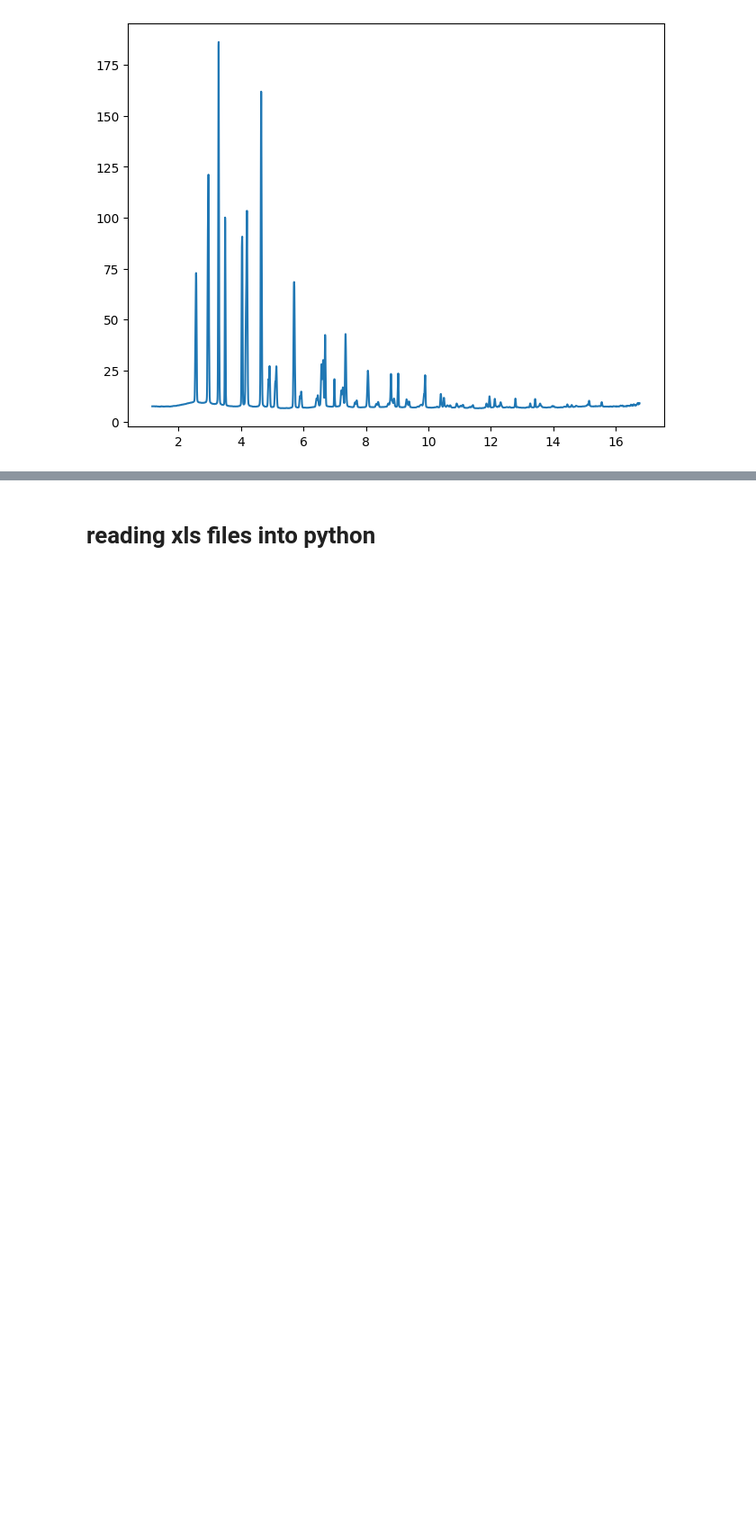
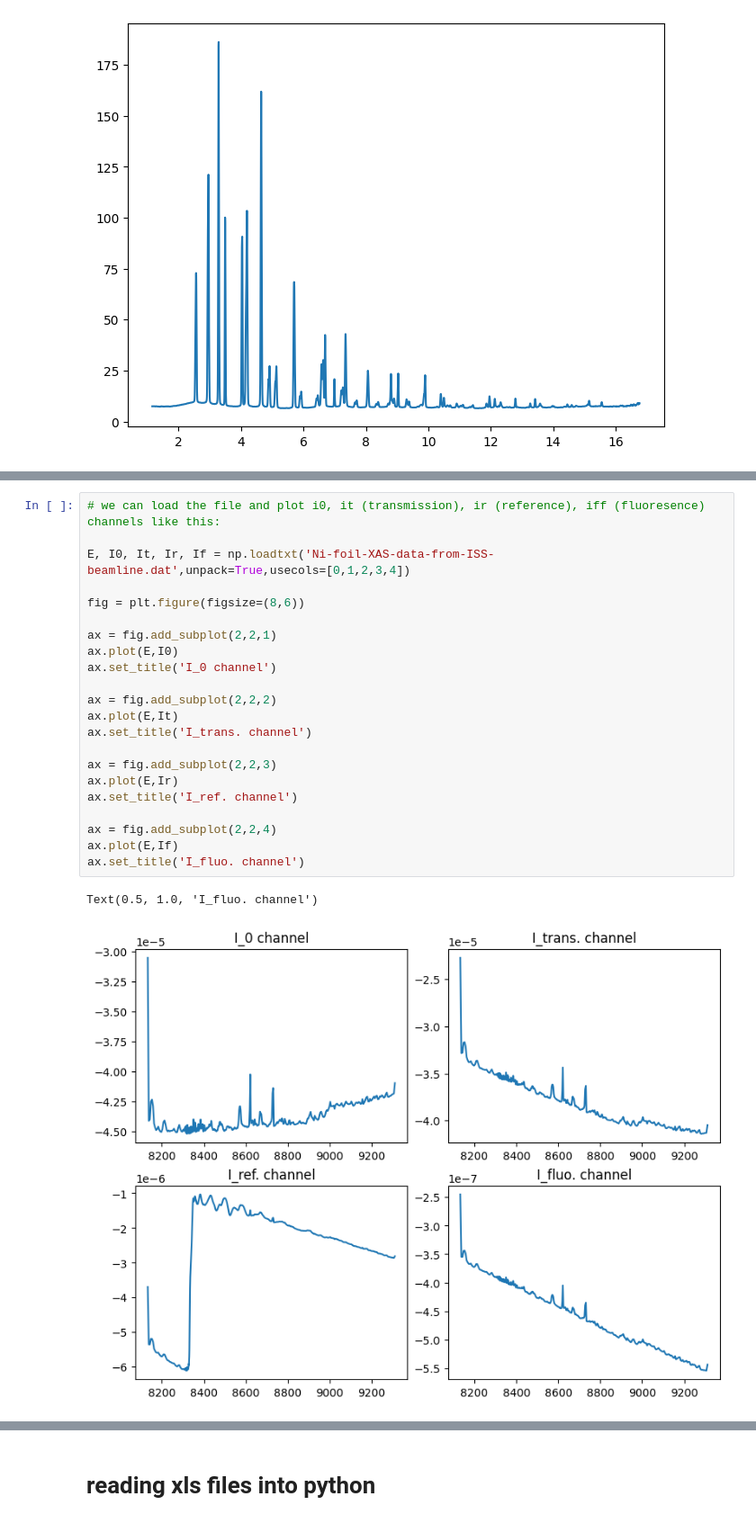
Before and after one commit to pmeshkov/pySULI, a Jupyter notebook: notebooks/000.read_research_data_into_python.ipynb, the cells around one changed output, grey strips where cells are left out. Shown: that part at 90% size. Saved outputs shown, nothing was run; the diff lists cells and outputs as text; blank space fills up the shorter version.

```diff
--- a/notebooks/000.read_research_data_into_python.ipynb
+++ b/notebooks/000.read_research_data_into_python.ipynb
@@ -141,0 +145,25 @@ plt.plot(data[0],data[1])
+# %%
+# we can load the file and plot i0, it (transmission), ir (reference), iff (fluoresence) channels like this:
+
+E, I0, It, Ir, If = np.loadtxt('Ni-foil-XAS-data-from-ISS-beamline.dat',unpack=True,usecols=[0,1,2,3,4])
+
+fig = plt.figure(figsize=(8,6))
+
+ax = fig.add_subplot(2,2,1)
+ax.plot(E,I0)
+ax.set_title('I_0 channel')
+
+ax = fig.add_subplot(2,2,2)
+ax.plot(E,It)
+ax.set_title('I_trans. channel')
+
+ax = fig.add_subplot(2,2,3)
+ax.plot(E,Ir)
+ax.set_title('I_ref. channel')
+
+ax = fig.add_subplot(2,2,4)
+ax.plot(E,If)
+ax.set_title('I_fluo. channel')
+# %% [output]
+Text(0.5, 1.0, 'I_fluo. channel')
+[figure, added]
```
Also changed, not shown: parts of 25 cells of this notebook, 5 other files.
